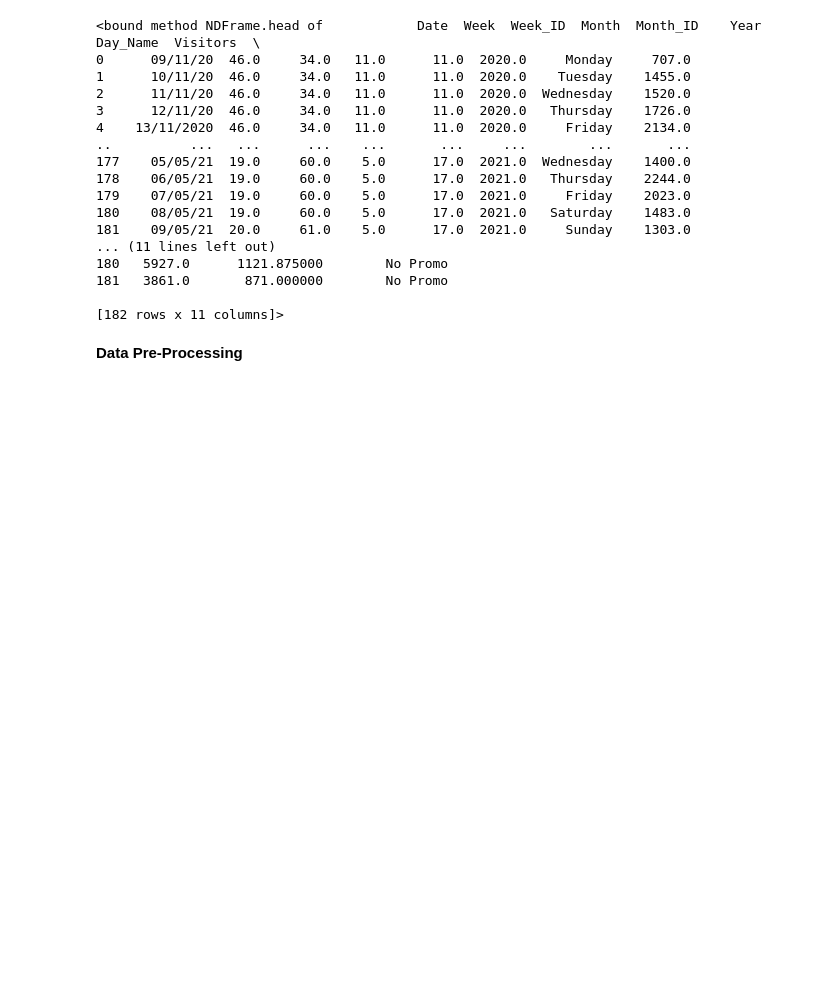
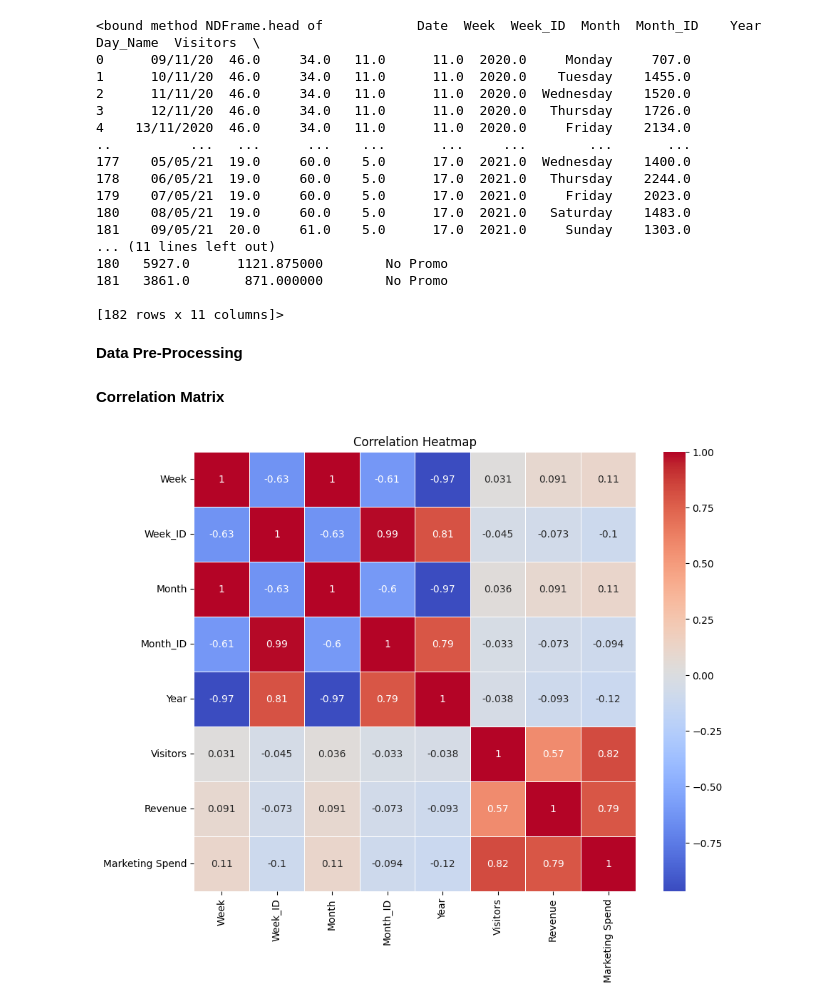
Before and after one commit to Lancerty/linear-regression-metrics, a Jupyter notebook: regression_metrics.ipynb, the cells around one changed output. Saved outputs shown, nothing was run; the diff lists cells and outputs as text; code cells hidden in the pictures; blank space fills up the shorter version.

Commit message:
added a pearson heatmap correlation matrix

```diff
--- a/regression_metrics.ipynb
+++ b/regression_metrics.ipynb
@@ -54,3 +54,24 @@ outliers = (z_scores > threshold)
 
 # Remove rows with outliers in the specified column
 cleaned_df = data[~outliers]
+
+# Fix the ValueError on the date format
+data['Date'] = pd.to_datetime(data['Date'], format='%m/%d/%y', errors='coerce', dayfirst=True)
+# %% [markdown]
+**Correlation Matrix**
+# %%
+# Exclude non-numeric columns (e.g., columns with string data)
+numeric_data = data.select_dtypes(include=['number'])
+
+# Compute the correlation matrix
+correlation_matrix = numeric_data.corr()
+
+# Create a heatmap using seaborn
+plt.figure(figsize=(10, 8))
+sns.heatmap(correlation_matrix, annot=True, cmap='coolwarm', linewidths=0.5)
+plt.title('Correlation Heatmap')
+
+# Display the heatmap
+plt.show()
+# %% [output]
+[figure, added]
```
